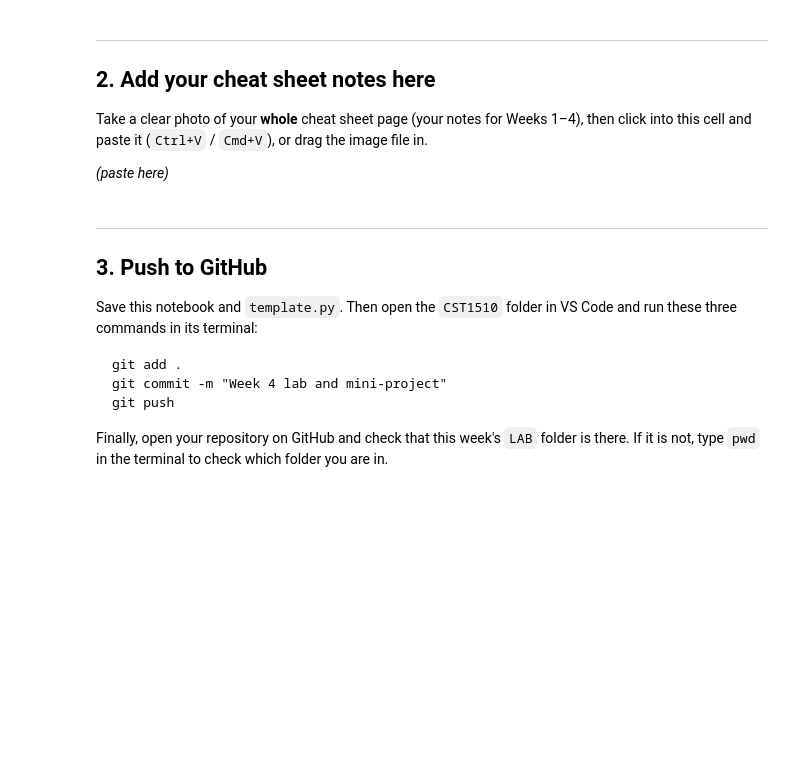
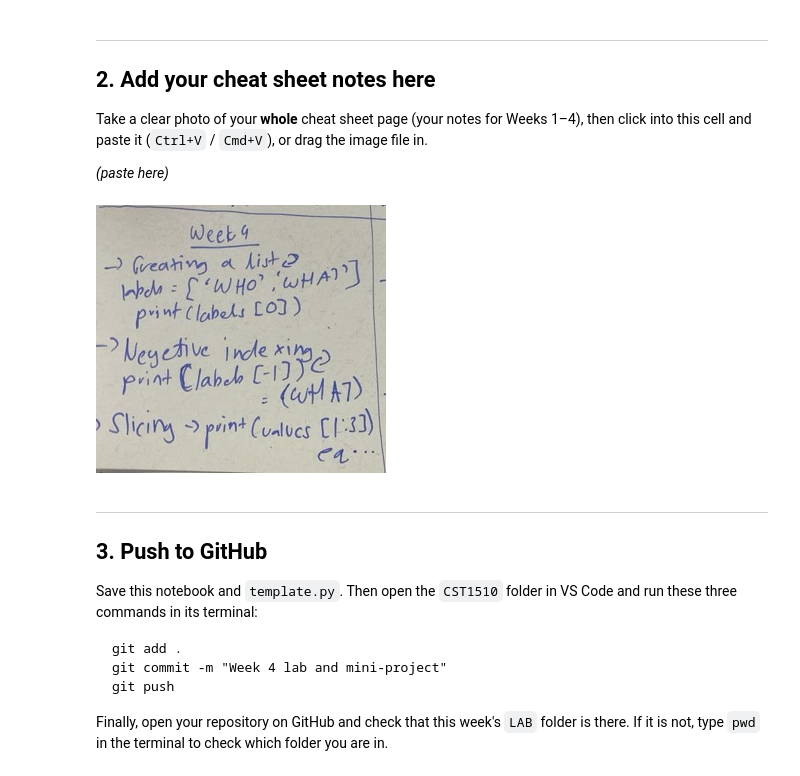
Before and after one commit to rushdtariq6-cmyk/Coursework-CST1510, a Jupyter notebook: W04_Lab.ipynb, the cells around one changed output. Cells and saved outputs as stored; diff of their text form; code cells hidden in the pictures; blank space fills up the shorter version.

```diff
--- a/W04_Lab.ipynb
+++ b/W04_Lab.ipynb
@@ -570,6 +570,12 @@ Take a clear photo of your **whole** cheat sheet page (your notes for Weeks 1–
 this cell and paste it (`Ctrl+V` / `Cmd+V`), or drag the image file in.
 
 *(paste here)*
+# %%
+from IPython.display import Image, display
+
+display(Image(filename="week4.jpg"))
+# %% [output]
+[figure, added]
 # %% [markdown]
 ---
 ## 3. Push to GitHub
```
